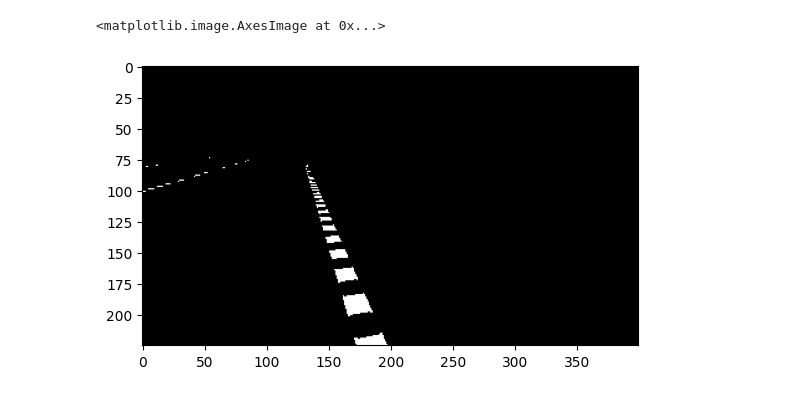
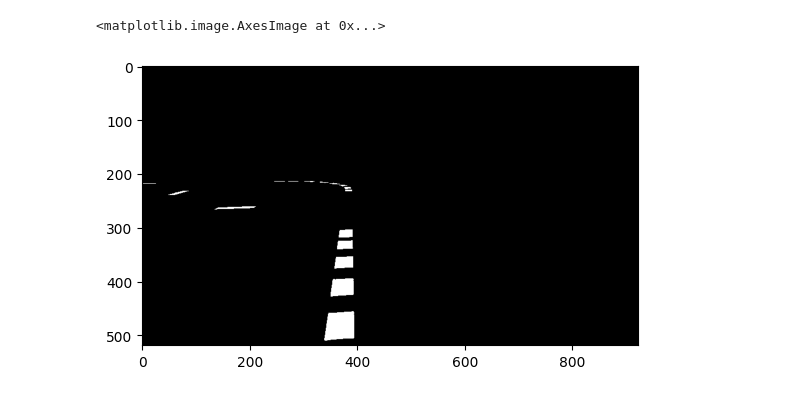
Before and after one commit to curtiscjohnson/self-driving-cars, a Jupyter notebook: testing.ipynb, the cells around one changed output. Drawn from its saved outputs; the diff is of its cells as text; code cells hidden in the pictures.

```diff
--- a/testing.ipynb
+++ b/testing.ipynb
@@ -10,0 +5,8 @@ plt.imshow(img)
+# %%
+# Get RGB Image
+# img = cv.imread('./sim_testing_images/straight.png')
+img = cv.imread('./sim_testing_images/straight_before_turn.png')
+
+rgb_img = cv.cvtColor(img, cv.COLOR_BGR2RGB)
+
+plt.imshow(rgb_img)
@@ -11,10 +16,10 @@ plt.imshow(img)
 # %%
-# hsv = cv.cvtColor(img, cv.COLOR_BGR2HSV)
-lower_yellow = np.array([254,254,0])
+# Get grayscale image with only centerline (yellow colors)
+lower_yellow = np.array([240,240,0])
 upper_yellow = np.array([255,255,0])
+centerline_gray_img = cv.inRange(rgb_img, lower_yellow, upper_yellow) # get only yellow colors in image
 
-thresholdImg = cv.inRange(img, lower_yellow, upper_yellow)
-plt.imshow(thresholdImg, cmap='gray')
+plt.imshow(centerline_gray_img, cmap='gray')
 # %% [output]
 <matplotlib.image.AxesImage at 0x...>
-[figure, old version]
+[figure, new version]
```
Also changed, not shown: parts of 5 cells of this notebook.
